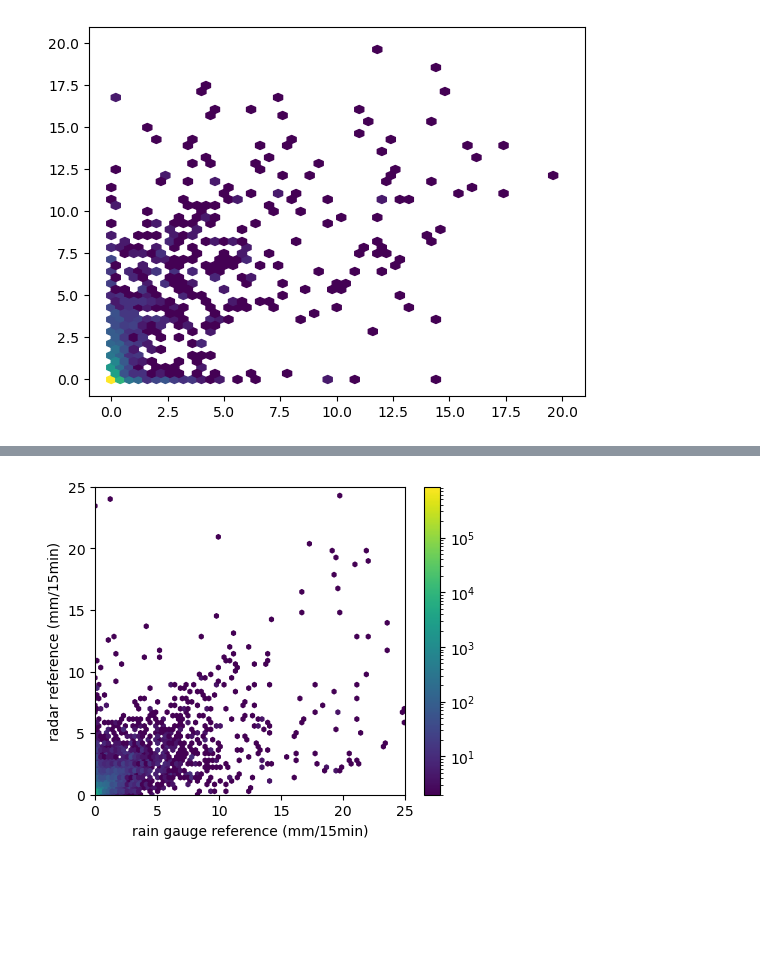
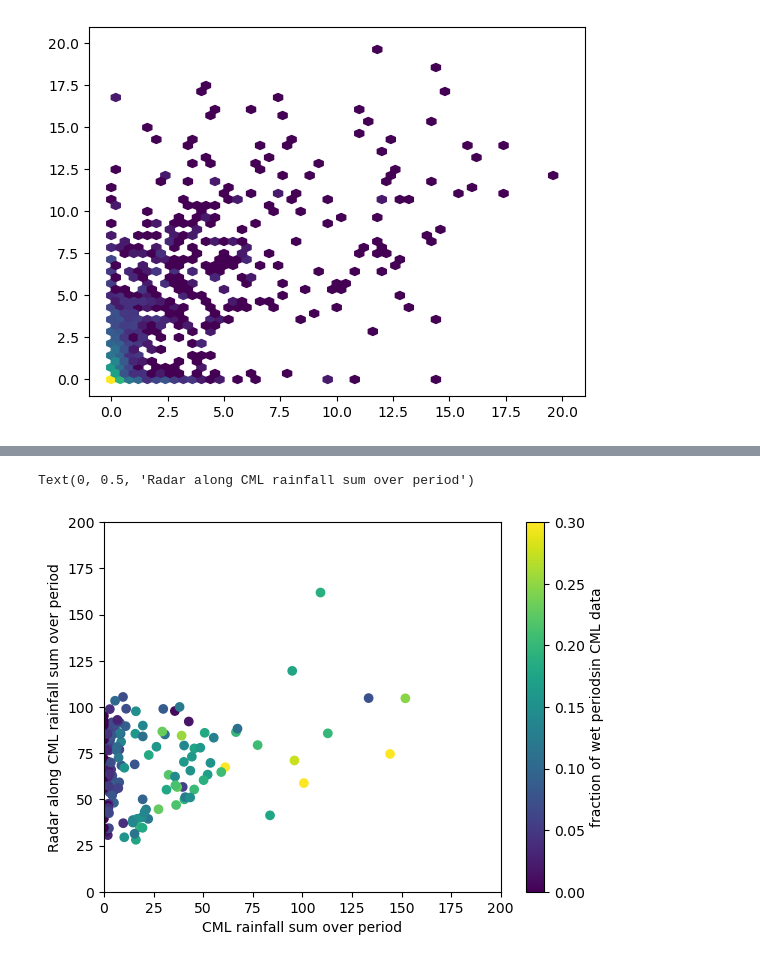
Before and after one commit to cchwala/opensense_example_data, a Jupyter notebook: OpenRainER/notebooks/create_8d_OpenRainER_data.ipynb, the cells around one changed output, grey strips where cells are left out. Cells and saved outputs as stored; diff of their text form; code cells hidden in the pictures; blank space fills up the shorter version.

```diff
--- a/OpenRainER/notebooks/create_8d_OpenRainER_data.ipynb
+++ b/OpenRainER/notebooks/create_8d_OpenRainER_data.ipynb
@@ -555,10 +450,0 @@ ds_radar.drop_vars('dBZ').to_netcdf('../openmrg_rad_8d.nc')
-# %%
-ds_cmls["tl"] = ds_cmls.tsl - ds_cmls.rsl
-
-ds_cmls['tl'] = ds_cmls.tl.interpolate_na(dim='time', method='linear', max_gap='5min')
-
-# flag cmls with strong diurnal fluctuation
-qc_diurnalcicle = (ds_cmls.tl.rolling(time=60 * 5, center=True).std() > 2).mean(dim="time") > 0.1
-
-# flag cmls with very noisy periods
-qc_noisyperiods = (ds_cmls.tl.rolling(time=60, center=True).std() > 0.8).mean(dim="time") > 0.20
@@ -853,13 +450,0 @@ reference_15min['radar_along_cml'].loc[dict(sublink_id='channel2')]=ds_radar_alo
-# %%
-plt.subplots(figsize=(5,4))
-plt.hexbin(
-    reference_15min.rain_gauge_rainfall.values.flatten(),
-    reference_15min.radar_along_cml.values.flatten(),
-    mincnt=1,bins='log')
-plt.xlim(0,25)
-plt.ylim(0,25)
-plt.xlabel('rain gauge reference (mm/15min)')
-plt.ylabel('radar reference (mm/15min)')
-plt.colorbar();
-# %% [output]
-[figure, removed]
@@ -868,0 +451,19 @@ reference_15min.to_netcdf('data/covi_2024_OpenRainER/radar_gauge_15min_reference
+# %%
+import matplotlib.pyplot as plt
+fraction_wet = (ds_cmls.isel(sublink_id=0).R > 0.1).sum(dim='time') / len(ds_cmls.time)
+
+sc = plt.scatter(
+    ds_cmls.isel(sublink_id=0).R.transpose().resample(time='1h').mean().sum(dim='time').data,
+    da_radar_along_cmls.resample(time='1h').sum().sum(dim='time').data,
+    c=fraction_wet,
+    vmin=0,
+    vmax=0.3,
+)
+plt.xlim(0, 200)
+plt.ylim(0, 200)
+plt.colorbar(sc, label='fraction of wet periodsin CML data')
+plt.xlabel('CML rainfall sum over period')
+plt.ylabel('Radar along CML rainfall sum over period')
+# %% [output]
+Text(0, 0.5, 'Radar along CML rainfall sum over period')
+[figure, added]
```
Also changed, not shown: parts of 64 cells of this notebook, 5 other files.
